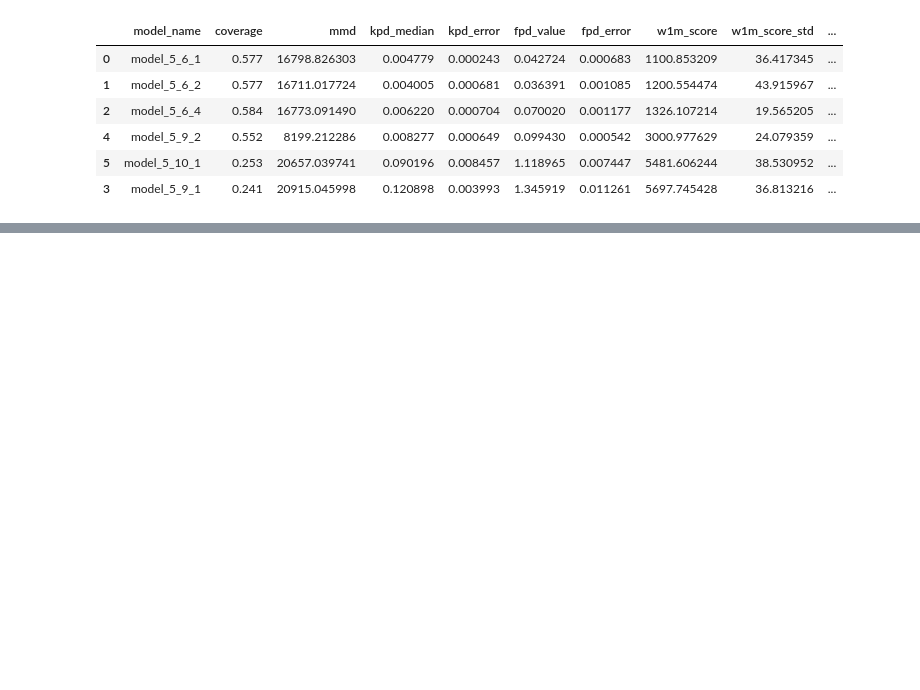
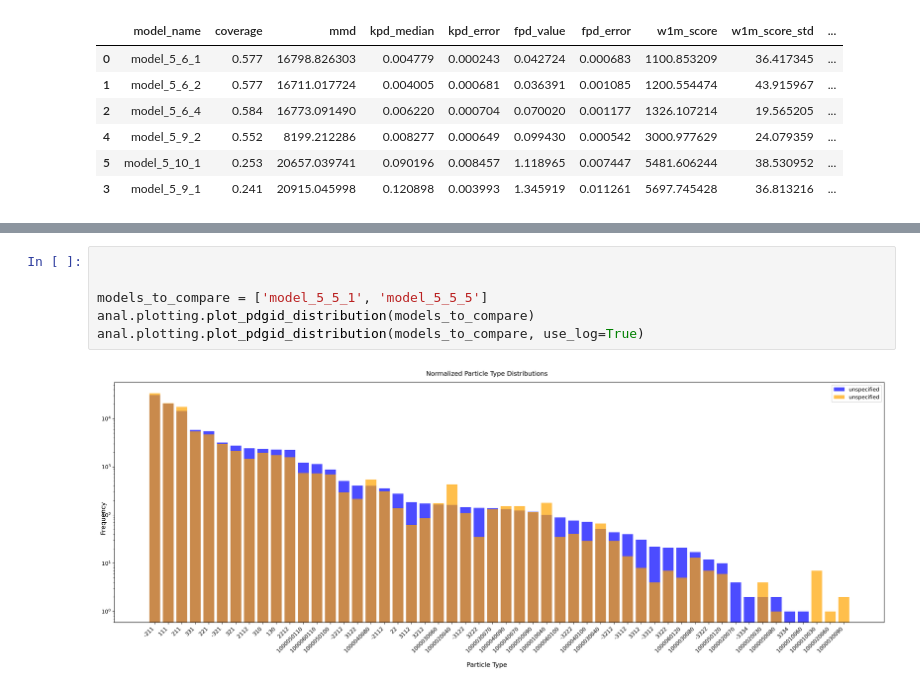
Before and after one commit to EshwaryForReasons/particleGPT, a Jupyter notebook: analysis_notebooks/analysis.ipynb, the cells around one changed output, grey strips where cells are left out. Saved outputs shown, nothing was run; the diff lists cells and outputs as text; blank space fills up the shorter version.

```diff
--- a/analysis_notebooks/analysis.ipynb
+++ b/analysis_notebooks/analysis.ipynb
@@ -531,0 +571,8 @@ display(metric_df.sort_values(by='w1m_score'))
+# %%
+
+
+models_to_compare = ['model_5_5_1', 'model_5_5_5']
+anal.plotting.plot_pdgid_distribution(models_to_compare)
+anal.plotting.plot_pdgid_distribution(models_to_compare, use_log=True)
+# %% [output]
+[figure, added]
```
Also changed, not shown: parts of 4 cells of this notebook, 3 other files.
